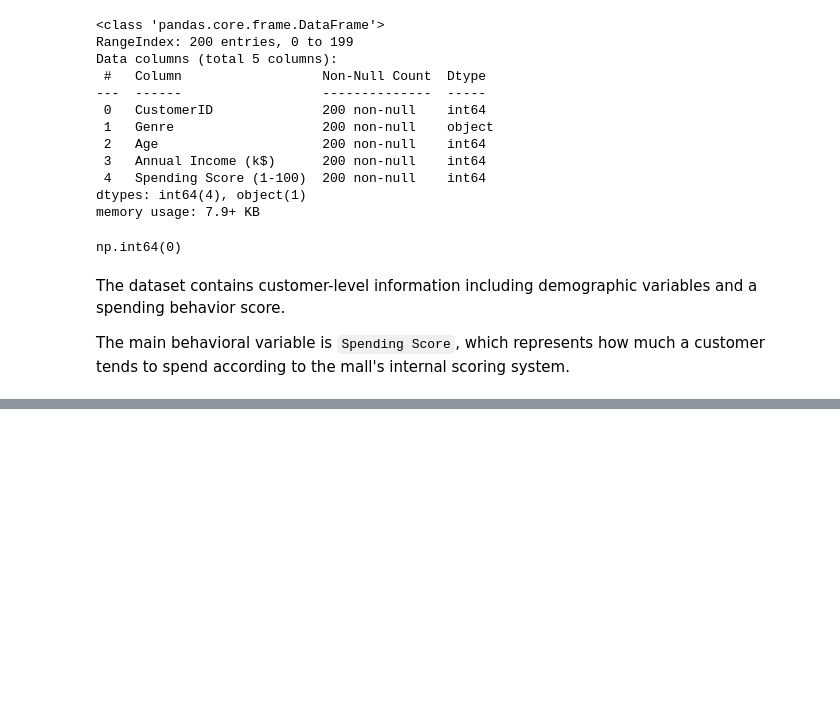
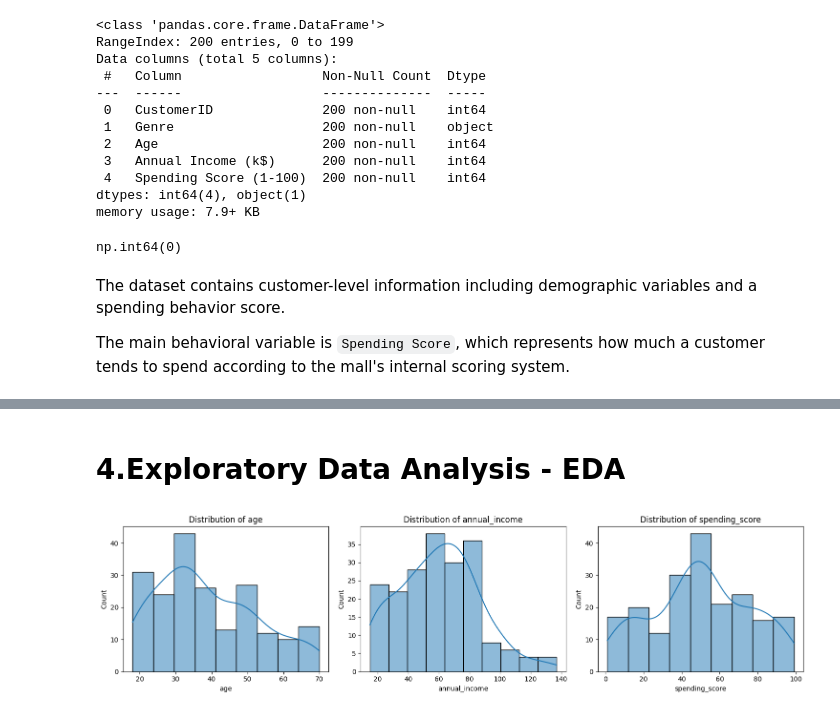
Before and after one commit to soneca3101/customer-segmentation-mall-customers, a Jupyter notebook: notebooks/customer_segmentation_kmeans.ipynb, the cells around one changed output, grey strips where cells are left out. Saved outputs shown, nothing was run; the diff lists cells and outputs as text; code cells hidden in the pictures; blank space fills up the shorter version.

Commit message:
Add Mall Costumers image saving graphics image folder

```diff
--- a/notebooks/customer_segmentation_kmeans.ipynb
+++ b/notebooks/customer_segmentation_kmeans.ipynb
@@ -93,0 +108,17 @@ df.head()
+# %% [markdown]
+# 4.Exploratory Data Analysis - EDA
+# %%
+num_cols = ["age", "annual_income", "spending_score"]
+
+plt.figure(figsize=(15, 4))
+
+for i, col in enumerate(num_cols, 1):
+    plt.subplot(1, 3, i)
+    sns.histplot(df[col], kde=True)
+    plt.title(f"Distribution of {col}")
+
+plt.tight_layout()
+plt.savefig("../images/numerical_distributions.png", dpi=300, bbox_inches="tight")
+plt.show()
+# %% [output]
+[figure, added]
```
Also changed, not shown: parts of 38 cells of this notebook, 8 other files.
